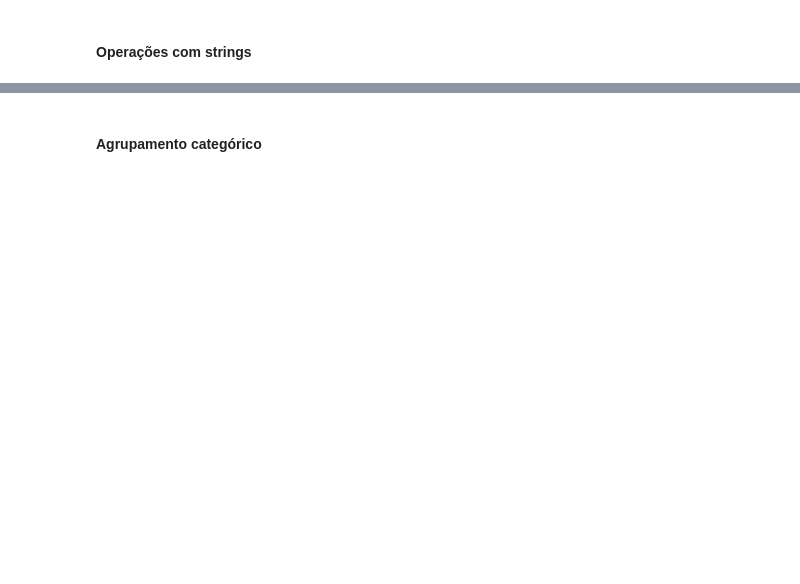
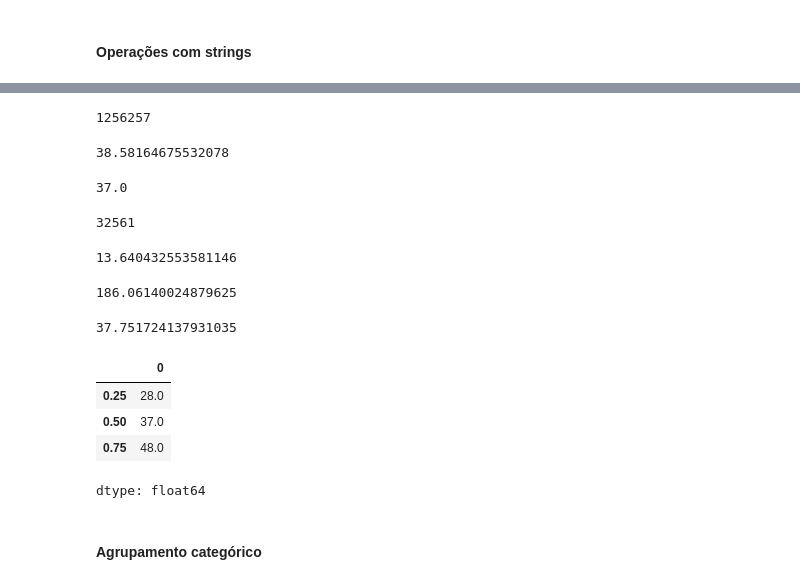
Before and after one commit to DanRelief/DanRelief, a Jupyter notebook: Pandas.ipynb, the cells around one changed output, grey strips where cells are left out. Drawn from its saved outputs; the diff is of its cells as text; code cells hidden in the pictures; blank space fills up the shorter version.

```diff
--- a/Pandas.ipynb
+++ b/Pandas.ipynb
@@ -735,19 +896,39 @@ serie_pais_index.str[0:5] #retorna os primeiros 5 caracteres de cada palavra
 # %%
-serie_pais.sum() #realiza a somatória de todos os valores
+serie_país.sum() #realiza a somatória de todos os valores
+# %% [output]
+1256257
 # %%
-serie_pais.mean() #realiza a media
+serie_país.mean() #realiza a media
+# %% [output]
+38.58164675532078
 # %%
-serie_pais.median() #mediana
+serie_país.median() #mediana
+# %% [output]
+37.0
 # %%
-serie_pais.count() #qte de registros
+serie_país.count() #qte de registros
+# %% [output]
+32561
 # %%
-serie_pais.std() #desvio padrão
+serie_país.std() #desvio padrão
+# %% [output]
+13.640432553581146
 # %%
-serie_pais.var() #variancia
+serie_país.var() #variancia
+# %% [output]
+186.06140024879625
 # %%
-serie_pais.loc["Brazil"].mean() #extrai a média apenas do Brazil
+serie_país.loc["Brazil"].mean() #extrai a média apenas do Brazil
+# %% [output]
+37.751724137931035
 # %%
-serie_pais.quantile([0.25, 0.5, 0.75]) #mostra a quantidade dos valores que aparecem em 25%, 50% e 75% do total de dados
+serie_país.quantile([0.25, 0.5, 0.75]) #mostra a quantidade dos valores que aparecem em 25%, 50% e 75% do total de dados
+# %% [output]
+|  | 0 |
+| 0.25 | 28.0 |
+| 0.50 | 37.0 |
+| 0.75 | 48.0 |
+dtype: float64
 # %% [markdown]
 #### Agrupamento categórico
 # %%
```
Also changed, not shown: parts of 35 cells of this notebook.
